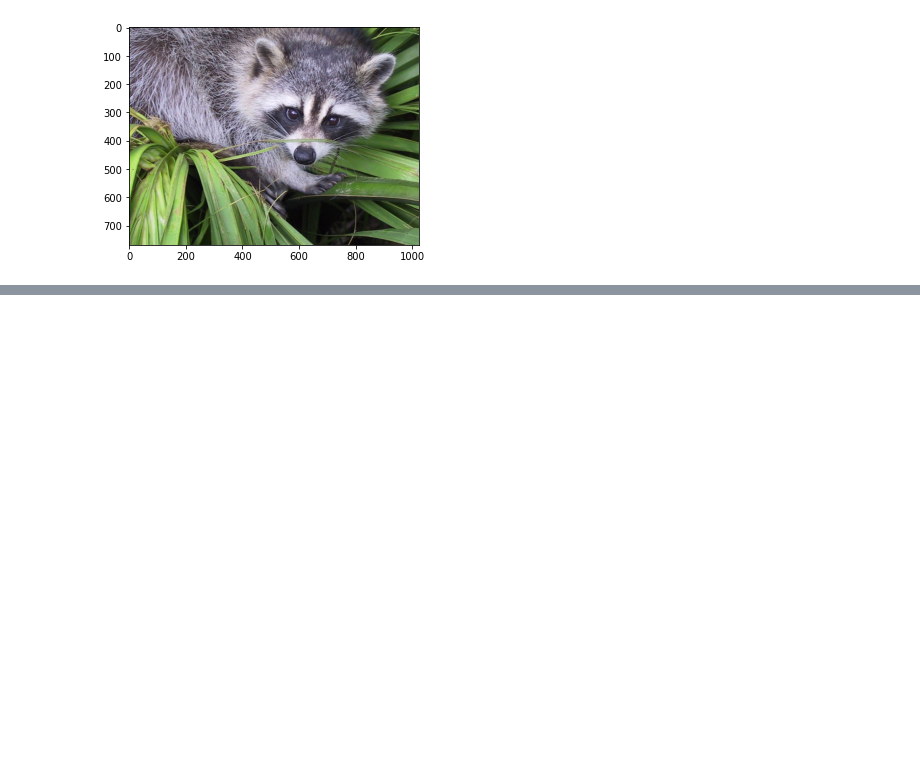
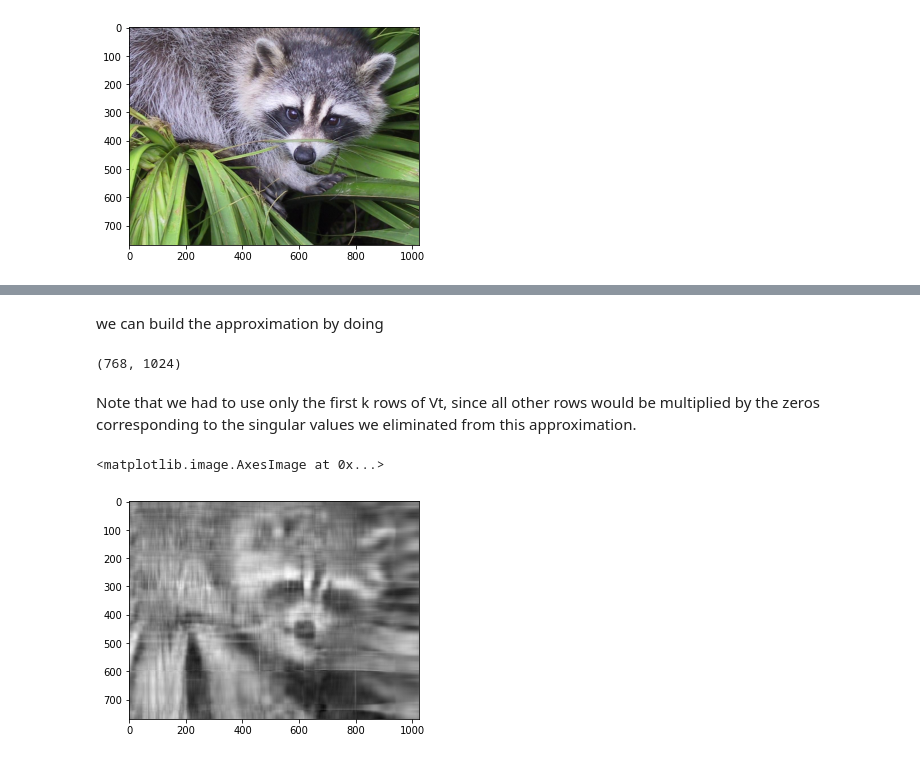
Before and after one commit to olibou145/training, a Jupyter notebook: training_linear_algebra.ipynb, the cells around one changed output, grey strips where cells are left out. Cells and saved outputs as stored; diff of their text form; code cells hidden in the pictures; blank space fills up the shorter version.

```diff
--- a/training_linear_algebra.ipynb
+++ b/training_linear_algebra.ipynb
@@ -42,0 +164,5 @@ plt.imshow(img)
+# %%
+import numpy as np
+Sigma = np.zeros((768,1024))
+for i in range(768):
+  Sigma[i,i]=s[i]
@@ -42,0 +207,17 @@ plt.imshow(img)
+# %%
+k=10
+# %% [markdown]
+we can build the approximation by doing
+# %%
+approx = U @ Sigma[:, :k] @ Vt[:k, :]
+# %%
+approx.shape
+# %% [output]
+(768, 1024)
+# %% [markdown]
+Note that we had to use only the first k rows of Vt, since all other rows would be multiplied by the zeros corresponding to the singular values we eliminated from this approximation.
+# %%
+plt.imshow(approx,cmap="gray")
+# %% [output]
+<matplotlib.image.AxesImage at 0x...>
+[figure, added]
```
Also changed, not shown: parts of 76 cells of this notebook.
